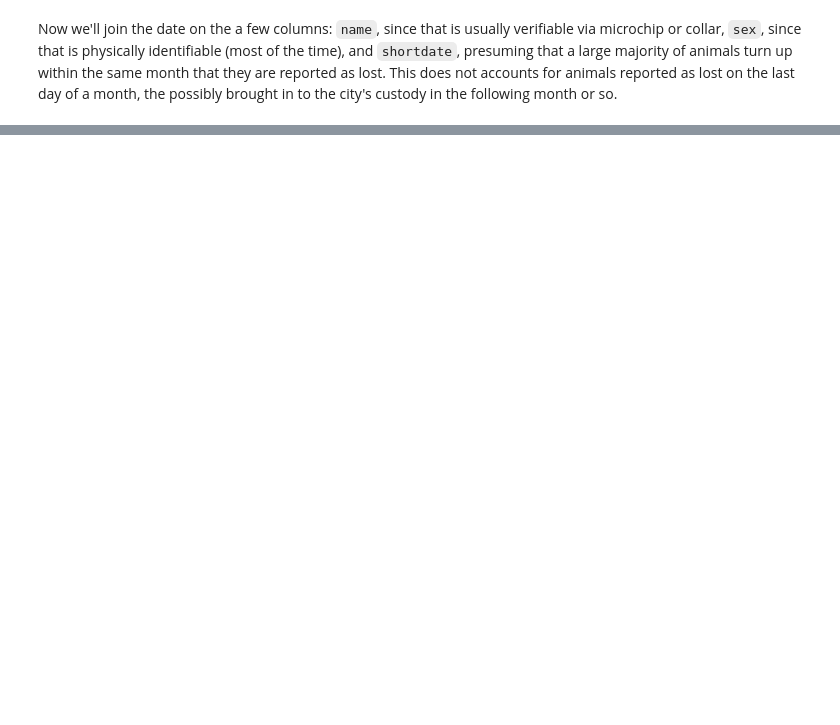
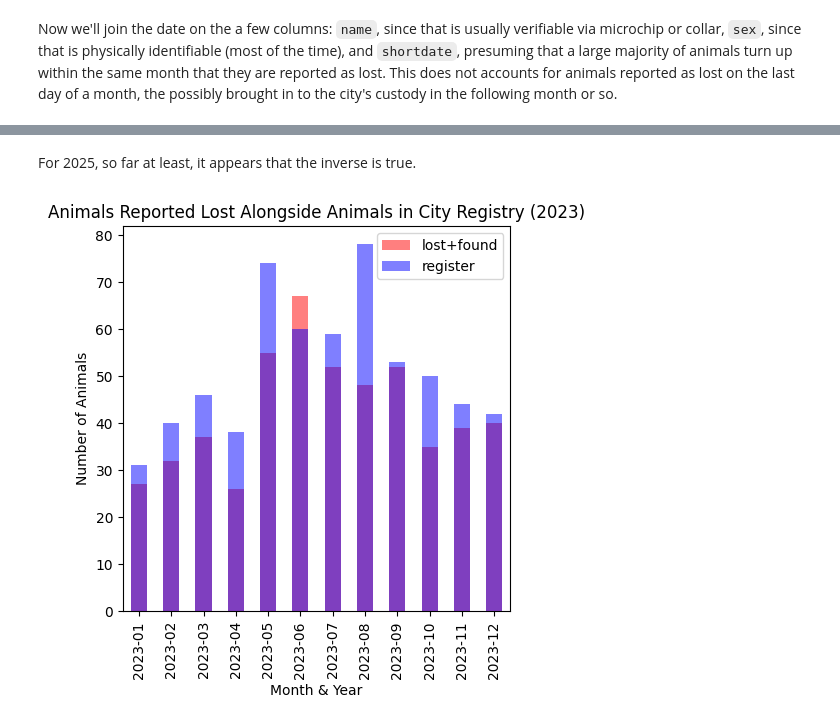
Before and after one commit to birbarino/Python-Projects, a Jupyter notebook: data-wrangling/project/data_wrangling_project_starter.ipynb, the cells around one changed output, grey strips where cells are left out. Drawn from its saved outputs; the diff is of its cells as text; code cells hidden in the pictures; blank space fills up the shorter version.

```diff
--- a/data-wrangling/project/data_wrangling_project_starter.ipynb
+++ b/data-wrangling/project/data_wrangling_project_starter.ipynb
@@ -986,0 +1027,7 @@ ModuleNotFoundError: No module named 'upsetplot'
+# %% [markdown]
+For 2025, so far at least, it appears that the inverse is true.
+# %%
+lf_2023, reg_2023 = get_year_count('2023')
+bar_graph(reg_2023, lf_2023, "Animals Reported Lost Alongside Animals in City Registry (2023)", xlabel, ylabel);
+# %% [output]
+[figure, added]
```
Also changed, not shown: parts of 88 cells of this notebook, 10 other files.
